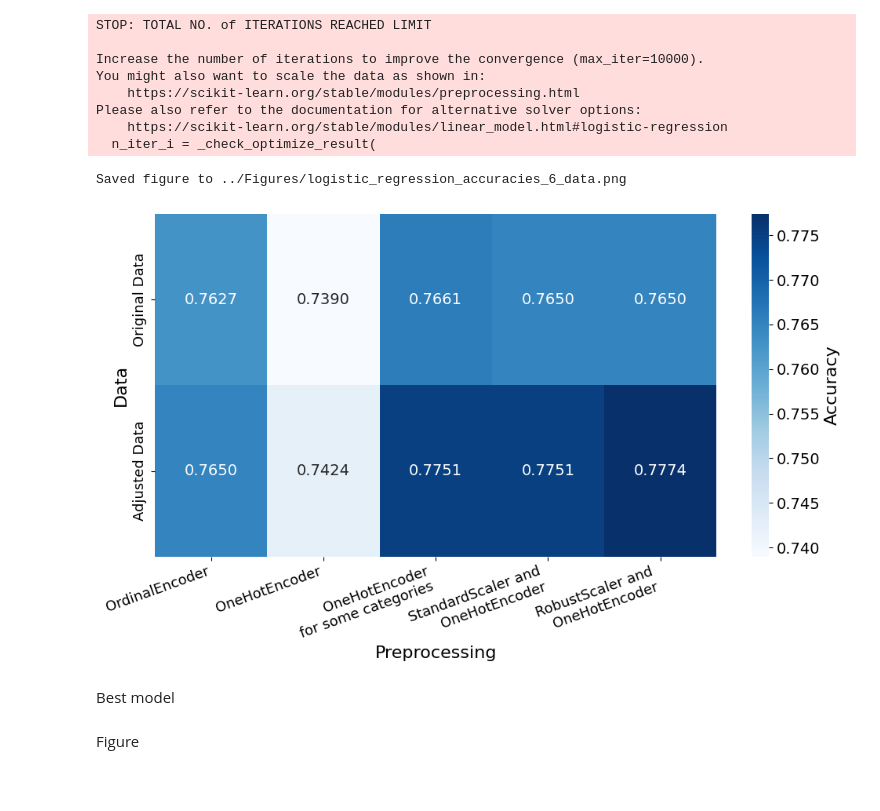
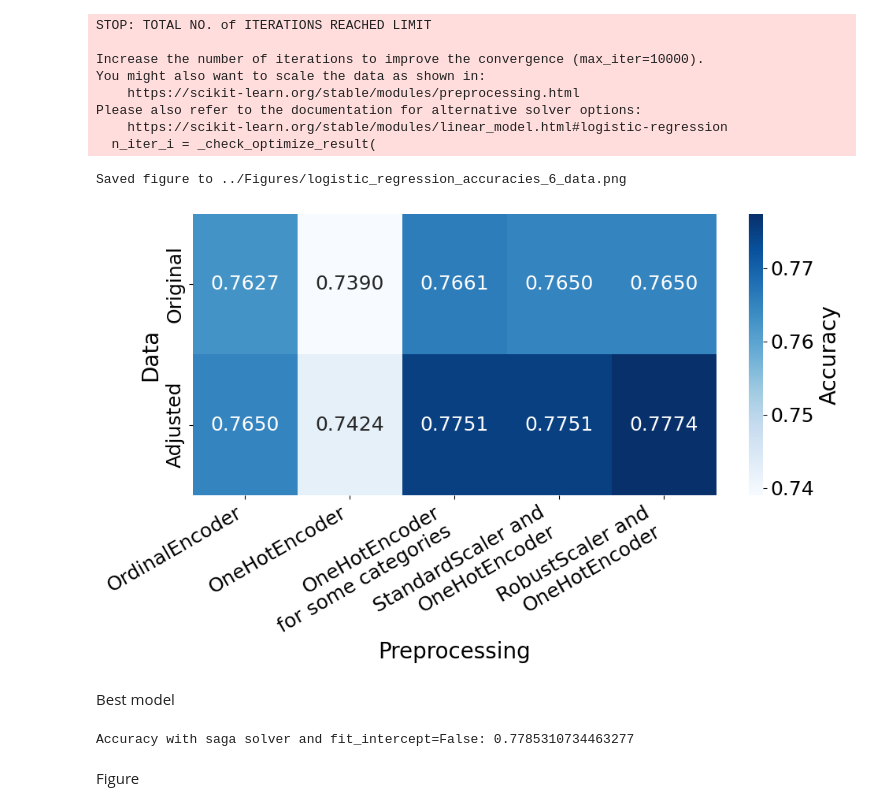
Before and after one commit to m-nader/FYS-STK4155-group14, a Jupyter notebook: project_3/Code/logistic_regression.ipynb, the cells around one changed output. Cells and saved outputs as stored; diff of their text form; code cells hidden in the pictures; blank space fills up the shorter version.

```diff
--- a/project_3/Code/logistic_regression.ipynb
+++ b/project_3/Code/logistic_regression.ipynb
@@ -387,7 +387,7 @@ cols_to_scale = [
     'GDP'
 ]
 
-scaler = StandardScaler()
+scaler = RobustScaler()
 X[cols_to_scale] = scaler.fit_transform(X[cols_to_scale])
 # Specify which columns to one-hot encode
 cols_to_encode = [
@@ -618,41 +643,41 @@ Please also refer to the documentation for alternative solver options:
   n_iter_i = _check_optimize_result(
 # %%
 # Prepare data for heatmap
-data = ['Original Data', 'Adjusted Data']
+data = ['Original', 'Adjusted']
 preprocessor = ['OrdinalEncoder', 'OneHotEncoder', 'OneHotEncoder\nfor some categories', 'StandardScaler and\nOneHotEncoder', 'RobustScaler and\nOneHotEncoder']
 
 # Create matrix to store accuracies
 accuracy_matrix = np.array([
     [accuracies[0], accuracies[1], accuracies[2], accuracies[3], accuracies[4]],
     [accuracies[5], accuracies[6], accuracies[7], accuracies[8], accuracies[9]],
 ])
 
 # Plot heatmap with reduced heatmap space
 fig, ax = plt.subplots(figsize=(10, 6))
 hm2 = sns.heatmap(accuracy_matrix, annot=True, fmt='.4f', cmap='Blues',
-            annot_kws={'fontsize':14},
+            annot_kws={'fontsize':18},
             xticklabels=preprocessor, yticklabels=data,
             ax=ax, cbar=True)
-ax.tick_params(axis='both', which='major', labelsize=13)
-plt.xticks(rotation=20, ha='right')
+ax.tick_params(axis='both', which='major', labelsize=18)
+plt.xticks(rotation=30, ha='right')
 if hasattr(hm2, "collections") and hm2.collections:
     cbar2 = hm2.collections[0].colorbar
     if cbar2 is not None:
-        cbar2.ax.tick_params(labelsize=14)
-        cbar2.set_label('Accuracy', fontsize=16)
+        cbar2.ax.tick_params(labelsize=18)
+        cbar2.set_label('Accuracy', fontsize=20)
 
-ax.set_xlabel('Preprocessing', fontsize=16)
-ax.set_ylabel('Data', fontsize=16)
+ax.set_xlabel('Preprocessing', fontsize=20)
+ax.set_ylabel('Data', fontsize=20)
 #ax.set_title('Logistic Regression Accuracies with Different Solvers and Setups', fontsize=16)
 plt.tight_layout()
 os.makedirs('../Figures', exist_ok=True)
 outpath = os.path.join('..', 'Figures', 'logistic_regression_accuracies_6_data.png')
-fig.savefig(outpath, dpi=300, bbox_inches='tight', facecolor='white')
+fig.savefig(outpath, dpi=300, bbox_inches='tight')
 print("Saved figure to", outpath)
 plt.show()
 # %% [output]
 Saved figure to ../Figures/logistic_regression_accuracies_6_data.png
-[figure, old version]
+[figure, new version]
 # %% [markdown]
 Best model
 # %%
@@ -718,6 +743,8 @@ logreg = LogisticRegression(solver='newton-cg', max_iter=10000, fit_intercept=Fa
 logreg.fit(X_train, y_train)
 accuracies_fit_intercept[solver] = logreg.score(X_test, y_test)
 print(f"Accuracy with {solver} solver and fit_intercept=False:", accuracies_fit_intercept[solver])
+# %% [output]
+Accuracy with saga solver and fit_intercept=False: 0.7785310734463277
 # %% [markdown]
 Figure
 # %%
```
Also changed, not shown: parts of 3 cells of this notebook, 4 other files.
